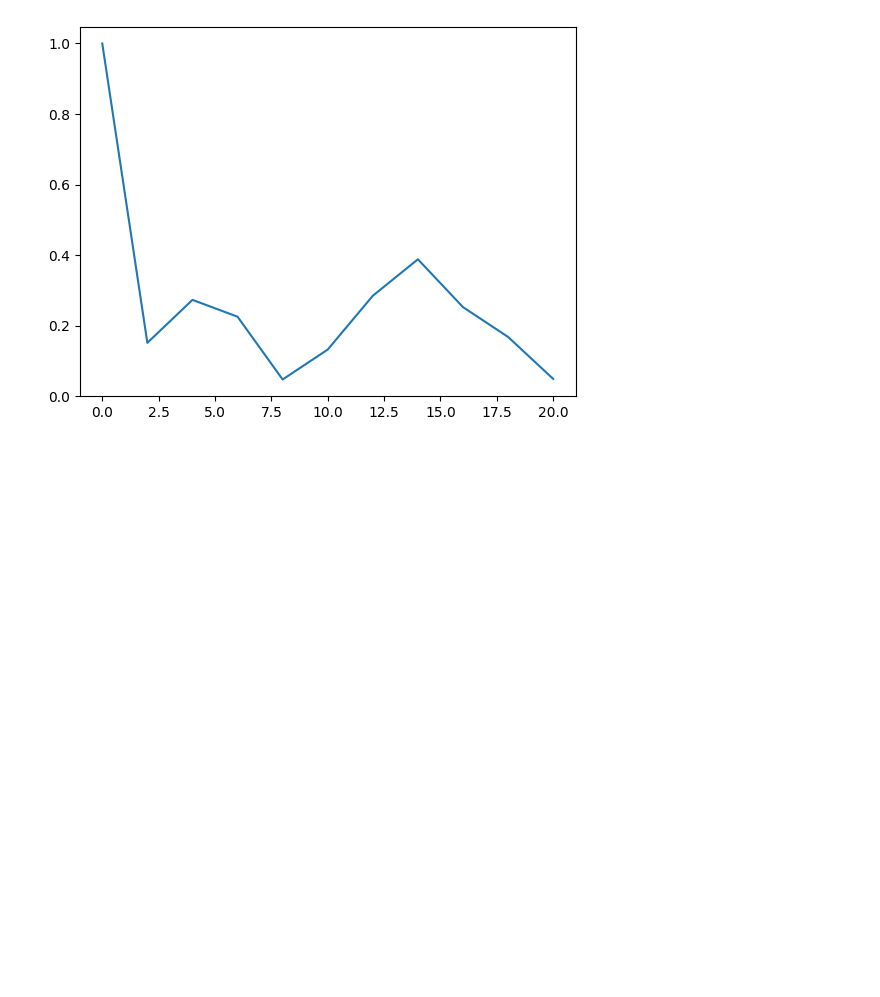
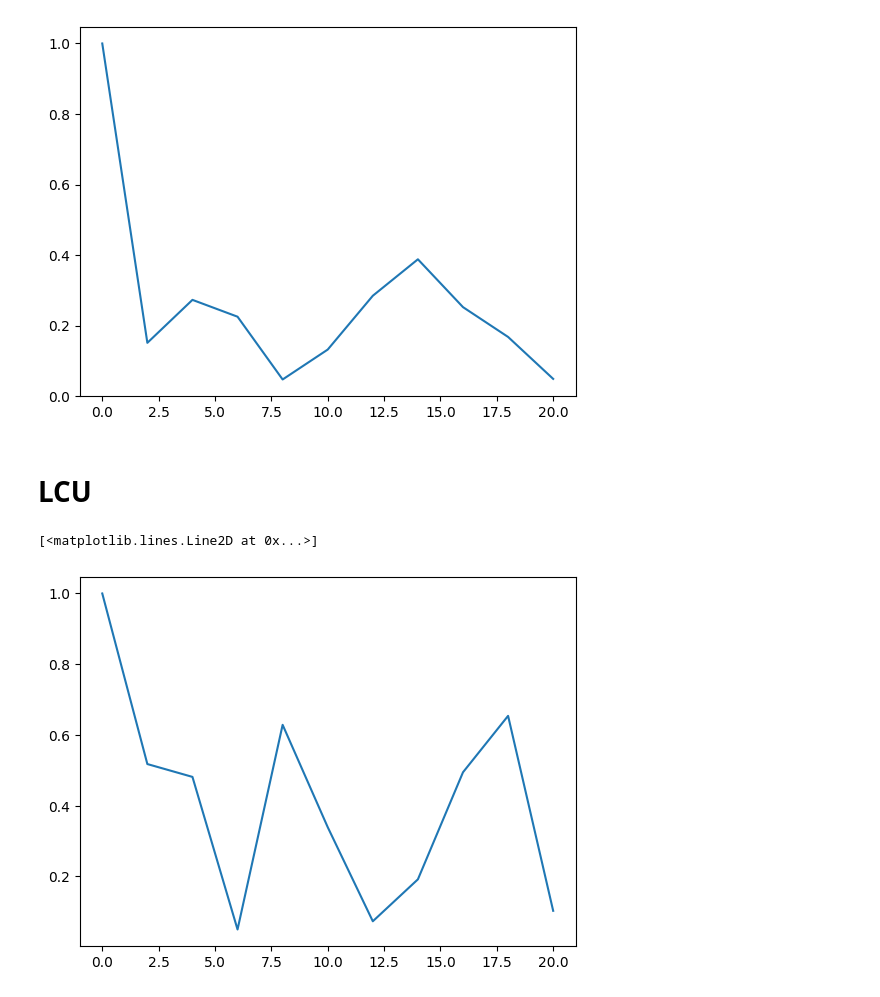
Before and after one commit to AprilSweettooth/Hamiltonian-Decomposition, a Jupyter notebook: test_notebook.ipynb, the cells around one changed output. Cells and saved outputs as stored; diff of their text form; code cells hidden in the pictures; blank space fills up the shorter version.

```diff
--- a/test_notebook.ipynb
+++ b/test_notebook.ipynb
@@ -134,3 +161,15 @@ drift_time_evolution.execute()
 3176
 3920
 [figure]
+# %% [markdown]
+# LCU
+# %%
+gen_sys_param()
+lcu_time_evolution = AlgorithmHamSimTrotter(initial_state_circ,hamiltonian,measurements,t_max,n_lcu_steps,t)
+exp, time = lcu_time_evolution.LCU(2)
+# %%
+import matplotlib.pyplot as plt
+plt.plot(time,exp)
+# %% [output]
+[<matplotlib.lines.Line2D at 0x...>]
+[figure, added]
```
Also changed, not shown: parts of 6 cells of this notebook, 19 other files.
